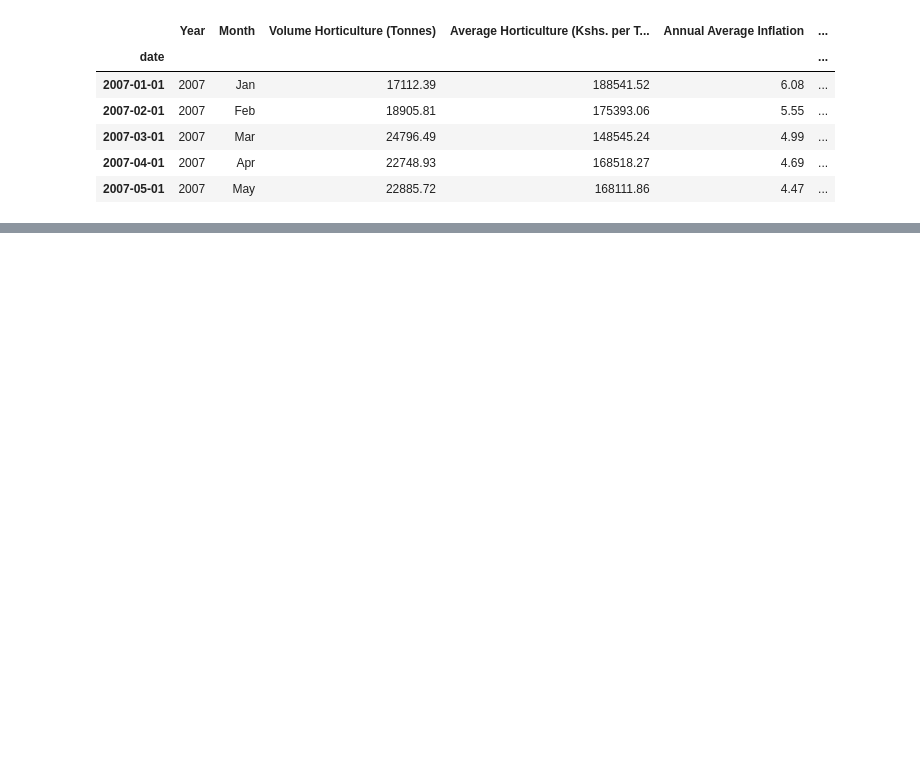
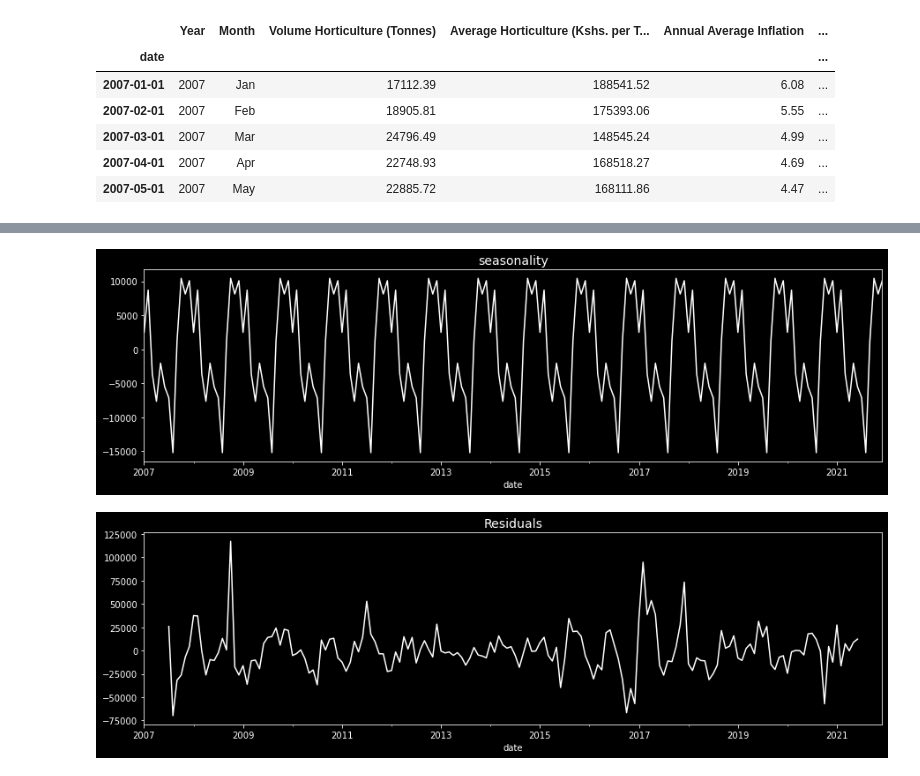
Before and after one commit to brian-kipkoech-tanui/TimeSeries, a Jupyter notebook: BasicTimeSeriesModels/Example.ipynb, the cells around one changed output, grey strips where cells are left out. Saved outputs shown, nothing was run; the diff lists cells and outputs as text; code cells hidden in the pictures; blank space fills up the shorter version.

```diff
--- a/BasicTimeSeriesModels/Example.ipynb
+++ b/BasicTimeSeriesModels/Example.ipynb
@@ -23,0 +30,5 @@ data = data[['Volume Horticulture  (Tonnes)',
+# %%
+timeseries.decomposition_plot(data["Average Horticulture (Kshs. per Tonne)"], period=12)
+# %% [output]
+[figure, added]
+[figure, added]
```
Also changed, not shown: parts of 19 cells of this notebook, 4 other files.
